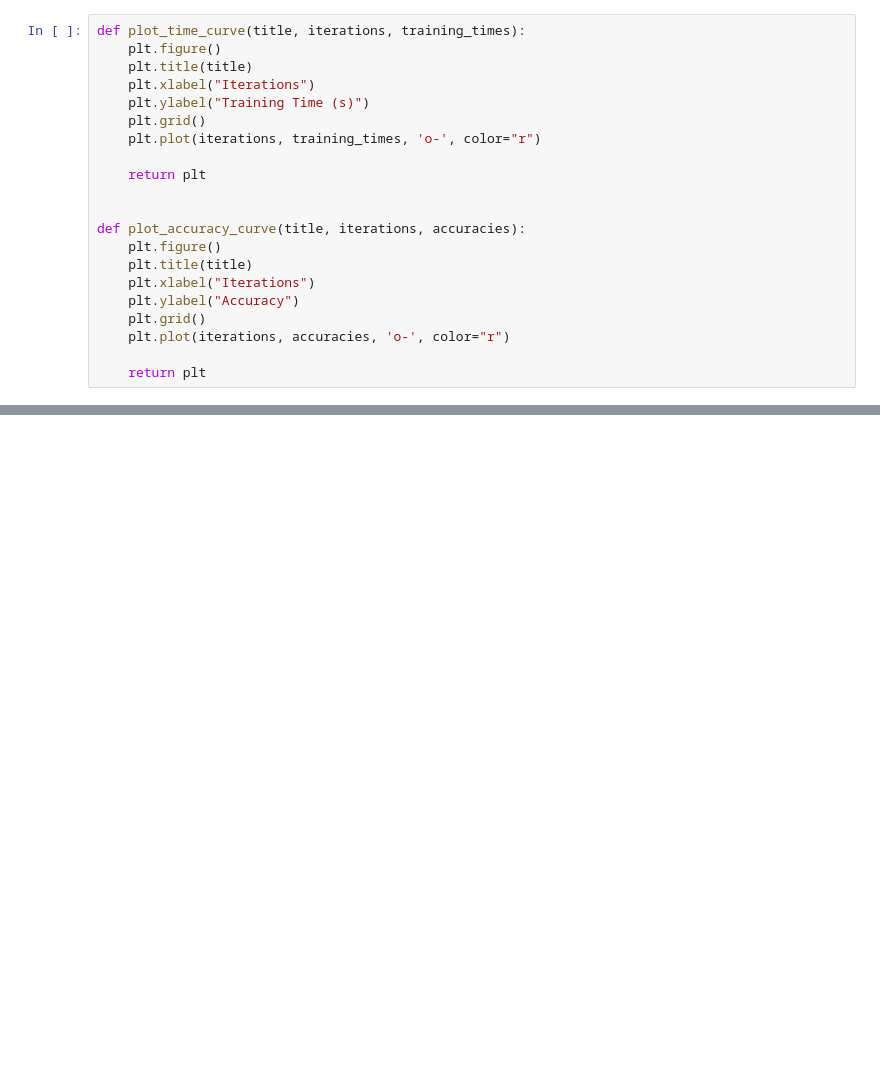
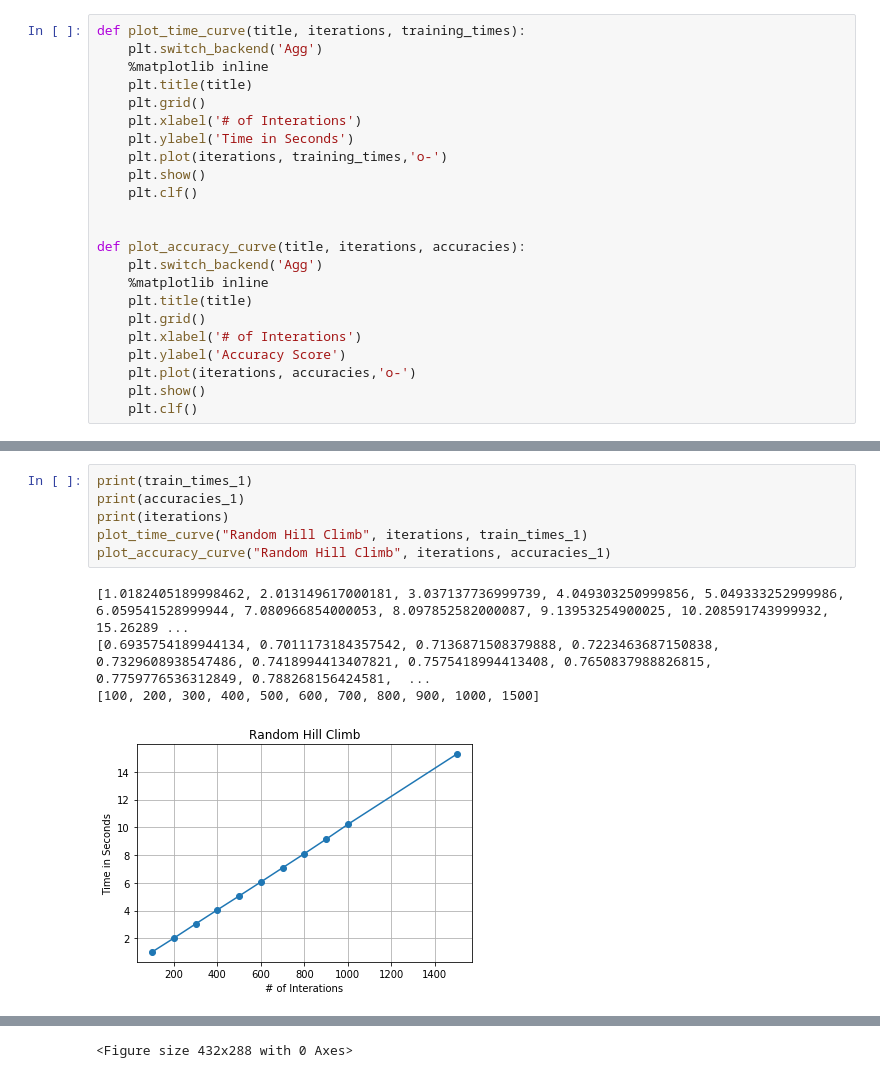
Before and after one commit to netcsc/randomized-optimization-ML, a Jupyter notebook: nn_problem.ipynb, the cells around one changed output, grey strips where cells are left out. Cells and saved outputs as stored; diff of their text form; blank space fills up the shorter version.

```diff
--- a/nn_problem.ipynb
+++ b/nn_problem.ipynb
@@ -28,22 +81,24 @@ Find best parameters and score:
 # %%
 def plot_time_curve(title, iterations, training_times):
-    plt.figure()
+    plt.switch_backend('Agg')
+    %matplotlib inline
     plt.title(title)
-    plt.xlabel("Iterations")
-    plt.ylabel("Training Time (s)")
     plt.grid()
-    plt.plot(iterations, training_times, 'o-', color="r")
-
-    return plt
+    plt.xlabel('# of Interations')
+    plt.ylabel('Time in Seconds')
+    plt.plot(iterations, training_times,'o-')
+    plt.show()
+    plt.clf()
 
 
 def plot_accuracy_curve(title, iterations, accuracies):
-    plt.figure()
+    plt.switch_backend('Agg')
+    %matplotlib inline
     plt.title(title)
-    plt.xlabel("Iterations")
-    plt.ylabel("Accuracy")
     plt.grid()
-    plt.plot(iterations, accuracies, 'o-', color="r")
-
-    return plt
+    plt.xlabel('# of Interations')
+    plt.ylabel('Accuracy Score')
+    plt.plot(iterations, accuracies,'o-')
+    plt.show()
+    plt.clf()
 # %%
@@ -160,0 +209,11 @@ accuracies = []
+# %%
+print(train_times_1)
+print(accuracies_1)
+print(iterations)
+plot_time_curve("Random Hill Climb", iterations, train_times_1)
+plot_accuracy_curve("Random Hill Climb", iterations, accuracies_1)
+# %% [output]
+[1.0182405189998462, 2.013149617000181, 3.037137736999739, 4.049303250999856, 5.049333252999986, 6.059541528999944, 7.080966854000053, 8.097852582000087, 9.13953254900025, 10.208591743999932, 15.26289 ...
+[0.6935754189944134, 0.7011173184357542, 0.7136871508379888, 0.7223463687150838, 0.7329608938547486, 0.7418994413407821, 0.7575418994413408, 0.7650837988826815, 0.7759776536312849, 0.788268156424581,  ...
+[100, 200, 300, 400, 500, 600, 700, 800, 900, 1000, 1500]
+[figure, added]
@@ -160,0 +221 @@ accuracies = []
+<Figure size 432x288 with 0 Axes>
```
Also changed, not shown: parts of 10 cells of this notebook, 1 other file.
